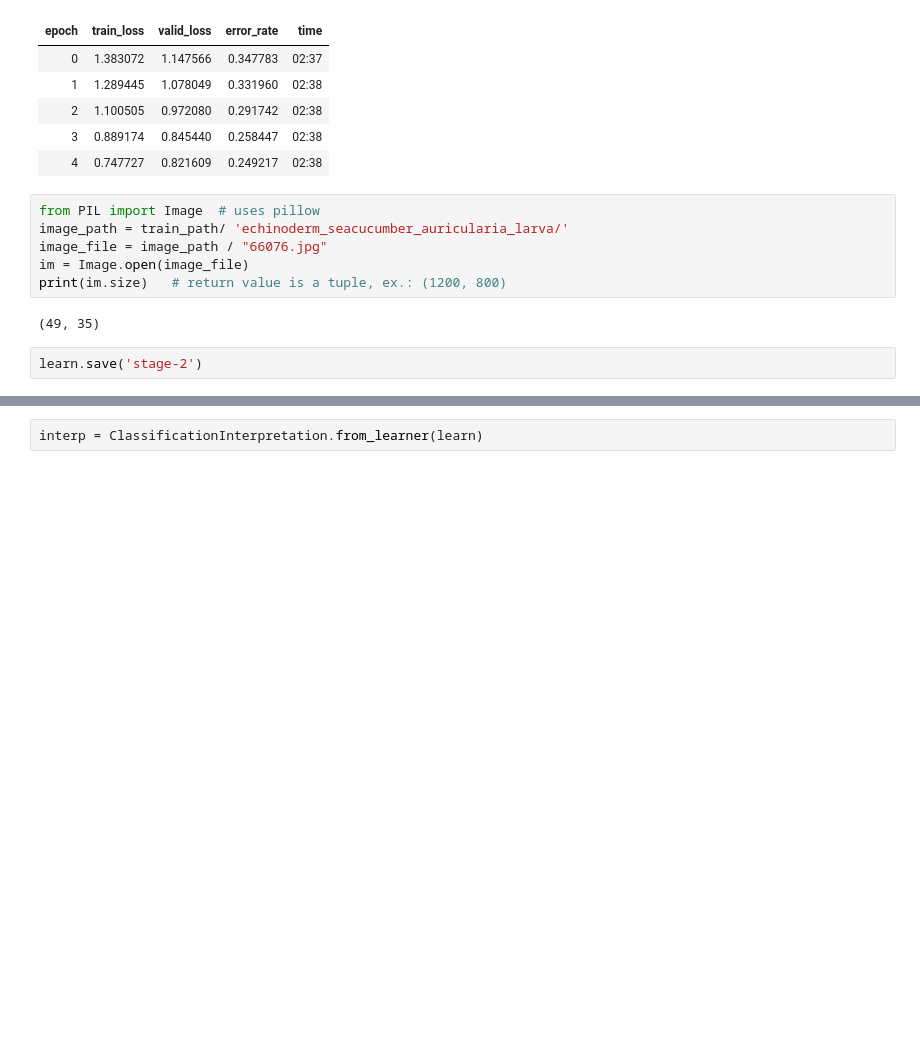
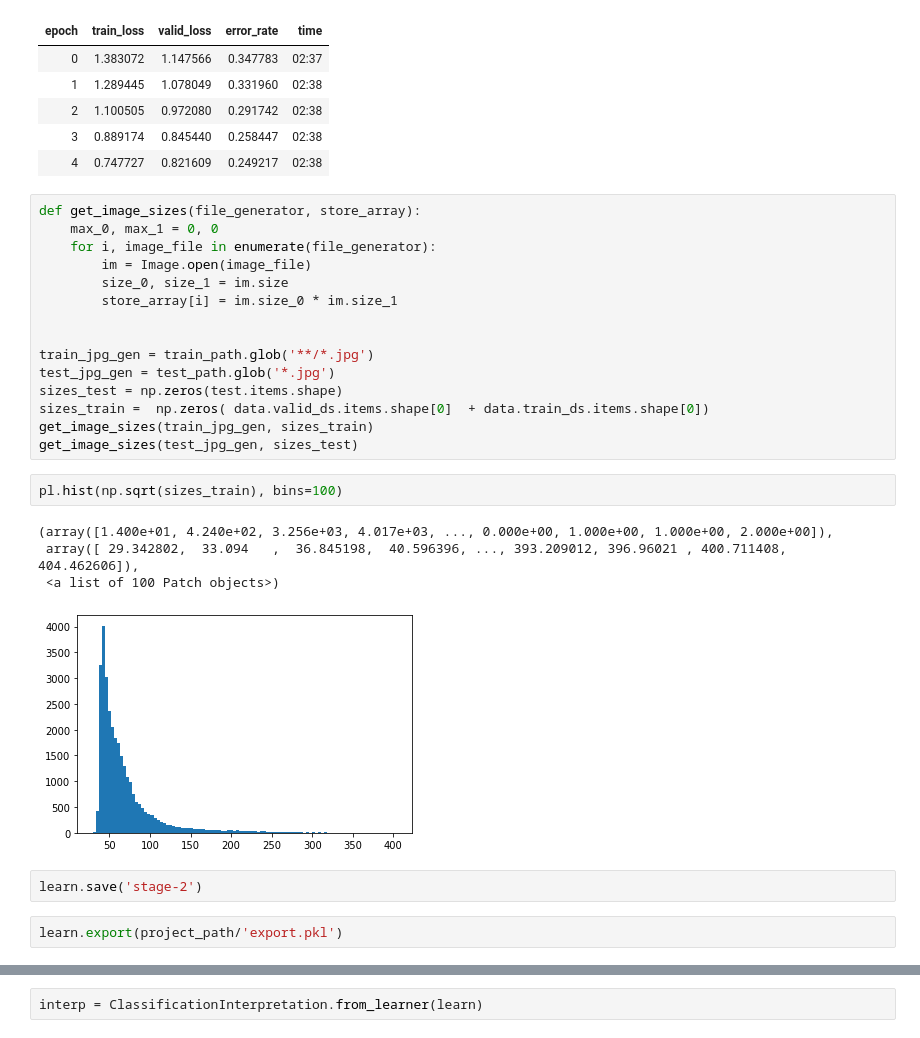
Before and after one commit to madHatter106/competitions_1, a Jupyter notebook: plankton/plankton.ipynb, the cells around one changed output, grey strips where cells are left out. Drawn from its saved outputs; the diff is of its cells as text; blank space fills up the shorter version.

Commit message:
updated notebook + playing w/ Data Aug

```diff
--- a/plankton/plankton.ipynb
+++ b/plankton/plankton.ipynb
@@ -214,13 +203,29 @@ learn.fit_one_cycle(5, slice(1e-5, 0.01/5))
 | 2 | 1.100505 | 0.972080 | 0.291742 | 02:38 |
 | 3 | 0.889174 | 0.845440 | 0.258447 | 02:38 |
 | 4 | 0.747727 | 0.821609 | 0.249217 | 02:38 |
-# %%
-from PIL import Image  # uses pillow
-image_path = train_path/ 'echinoderm_seacucumber_auricularia_larva/'
-image_file = image_path / "66076.jpg"
-im = Image.open(image_file)
-print(im.size)   # return value is a tuple, ex.: (1200, 800)
-# %% [output]
-(49, 35)
+# %%
+def get_image_sizes(file_generator, store_array):
+    max_0, max_1 = 0, 0
+    for i, image_file in enumerate(file_generator):
+        im = Image.open(image_file)
+        size_0, size_1 = im.size
+        store_array[i] = im.size_0 * im.size_1
+
+
+train_jpg_gen = train_path.glob('**/*.jpg')
+test_jpg_gen = test_path.glob('*.jpg')
+sizes_test = np.zeros(test.items.shape)
+sizes_train =  np.zeros( data.valid_ds.items.shape[0]  + data.train_ds.items.shape[0])
+get_image_sizes(train_jpg_gen, sizes_train)
+get_image_sizes(test_jpg_gen, sizes_test)
+# %%
+pl.hist(np.sqrt(sizes_train), bins=100)
+# %% [output]
+(array([1.400e+01, 4.240e+02, 3.256e+03, 4.017e+03, ..., 0.000e+00, 1.000e+00, 1.000e+00, 2.000e+00]),
+ array([ 29.342802,  33.094   ,  36.845198,  40.596396, ..., 393.209012, 396.96021 , 400.711408, 404.462606]),
+ <a list of 100 Patch objects>)
+[figure, added]
 # %%
 learn.save('stage-2')
+# %%
+learn.export(project_path/'export.pkl')
```
Also changed, not shown: parts of 16 cells of this notebook, 2 other files.
